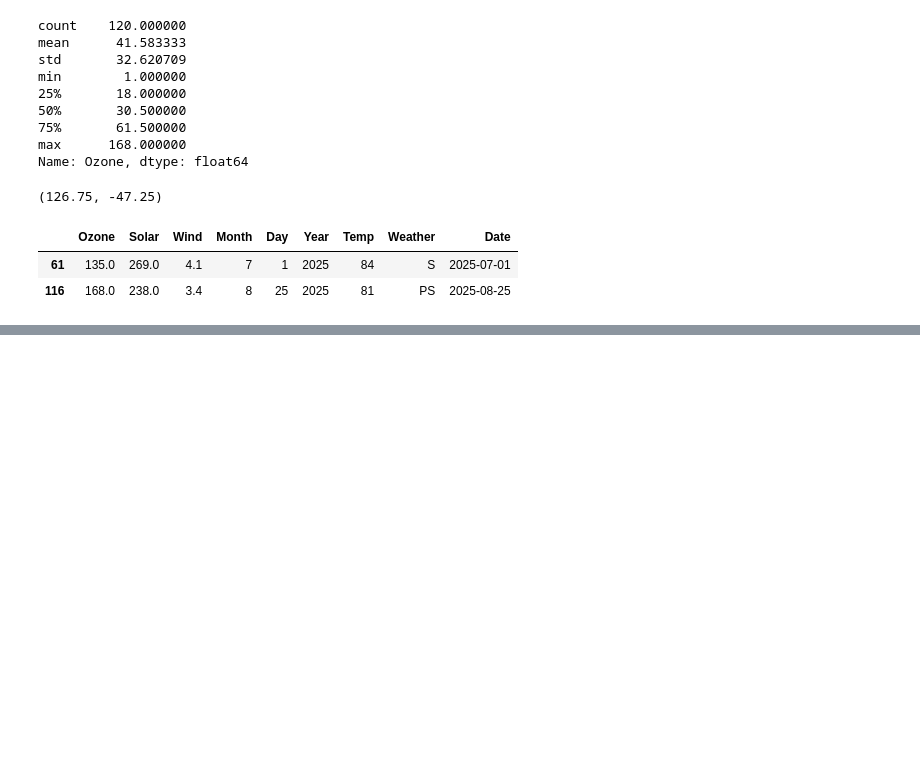
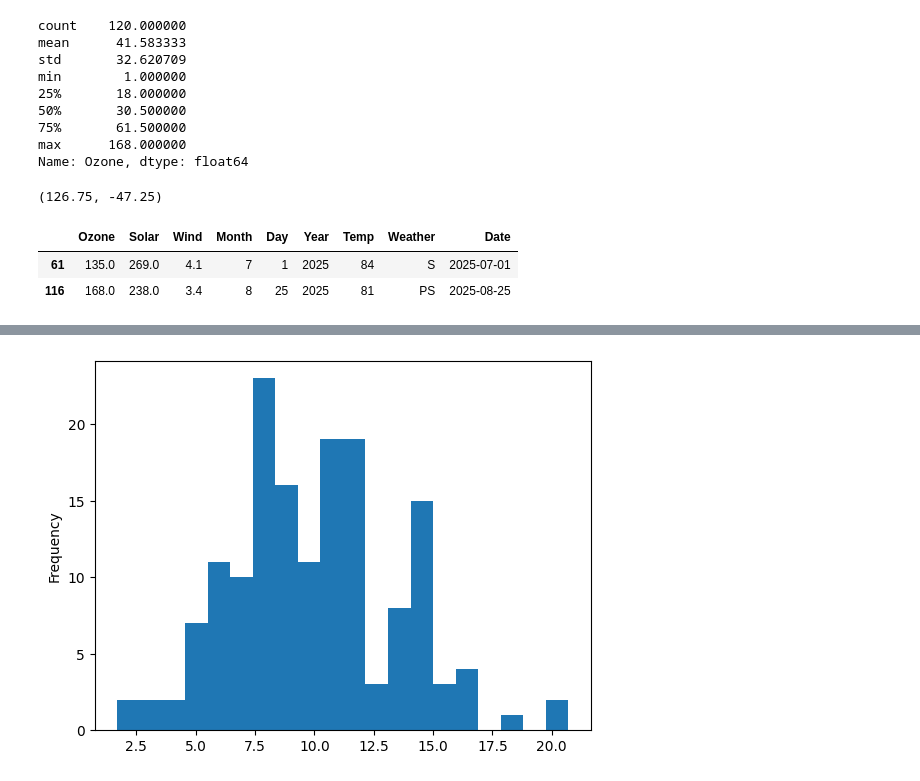
Before and after one commit to suchitra0806/EDA-On-Weather-Dataset, a Jupyter notebook: eda_weather_data.ipynb, the cells around one changed output, grey strips where cells are left out. Saved outputs shown, nothing was run; the diff lists cells and outputs as text; code cells hidden in the pictures; blank space fills up the shorter version.

```diff
--- a/eda_weather_data.ipynb
+++ b/eda_weather_data.ipynb
@@ -275,0 +369,5 @@ df[df["Ozone"] > max_limit]
+# %%
+df["Wind"].plot(kind='hist', bins=20)
+plt.show()
+# %% [output]
+[figure, added]
```
Also changed, not shown: parts of 13 cells of this notebook.
